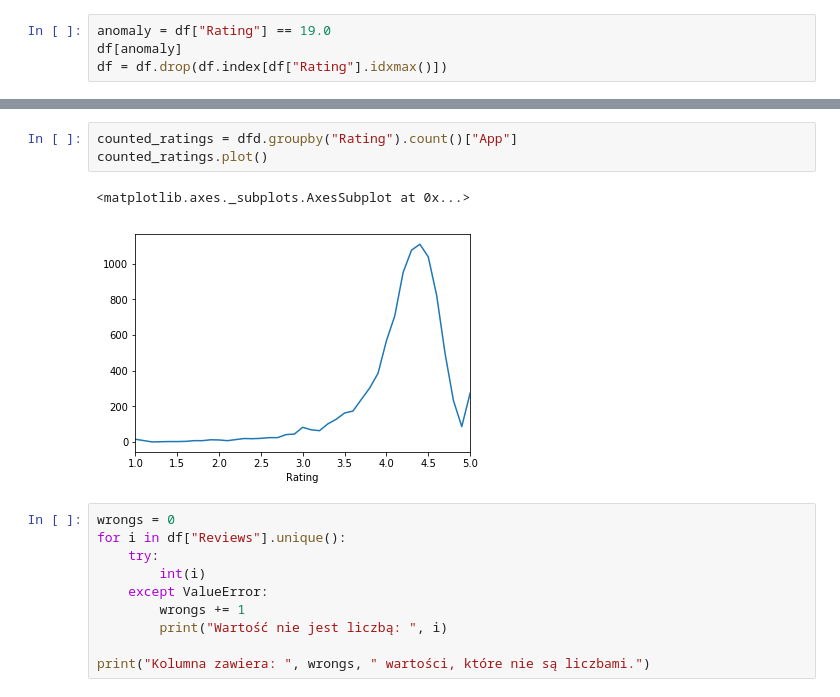
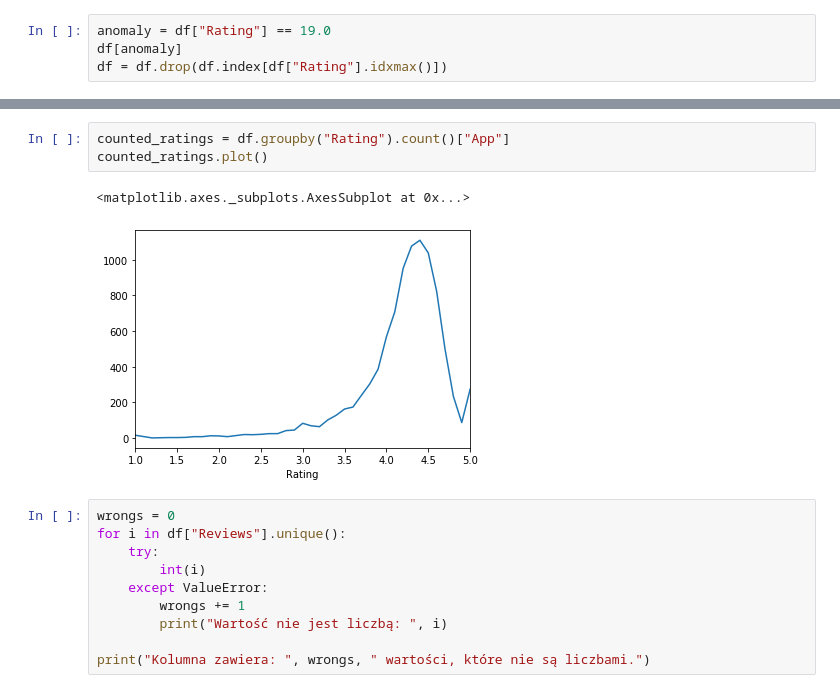
Before and after one commit to ispmor/med-google-play-store-analysis, a Jupyter notebook: Google Play Store Analysis.ipynb, the cells around one changed output, grey strips where cells are left out. Drawn from its saved outputs; the diff is of its cells as text.

```diff
--- a/Google Play Store Analysis.ipynb
+++ b/Google Play Store Analysis.ipynb
@@ -163,9 +163,9 @@ df.plot.hist(by="Rating")
 # %%
-counted_ratings = dfd.groupby("Rating").count()["App"]
+counted_ratings = df.groupby("Rating").count()["App"]
 counted_ratings.plot()
 # %% [output]
 <matplotlib.axes._subplots.AxesSubplot at 0x...>
-[figure, old version]
+[figure, new version]
 # %%
 wrongs = 0
 for i in df["Reviews"].unique():
```
Also changed, not shown: parts of 48 cells of this notebook.
